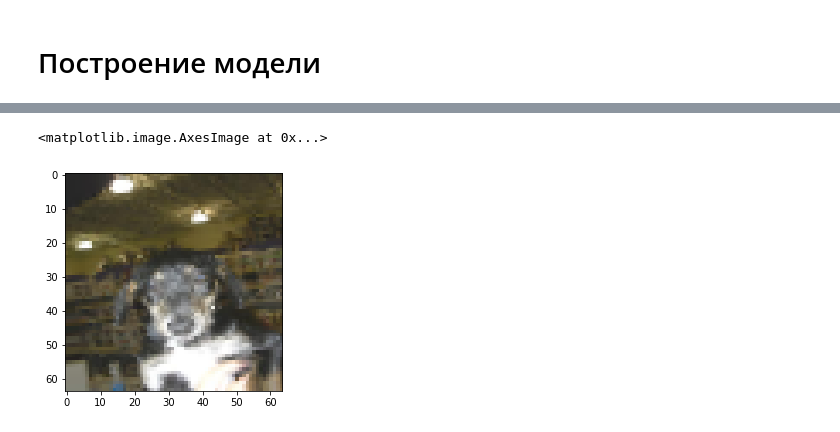
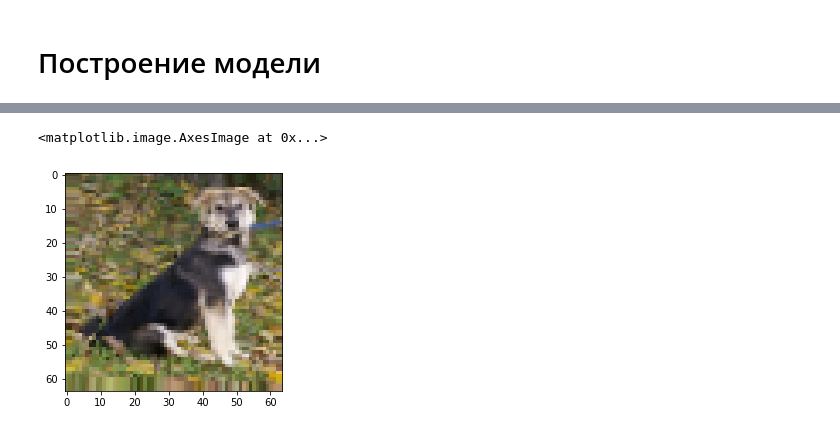
Before and after one commit to Kscien/image-autoencoder, a Jupyter notebook: lab4.ipynb, the cells around one changed output, grey strips where cells are left out. Cells and saved outputs as stored; diff of their text form; code cells hidden in the pictures.

```diff
--- a/lab4.ipynb
+++ b/lab4.ipynb
@@ -30,7 +31,7 @@ train_generator = train_datagen.flow_from_directory(
     directory=src_path_train,
     target_size=(64, 64),
     color_mode="rgb",
-    batch_size=1,
+    batch_size=BATCH_AE,
     subset='training',
     shuffle=True,
     seed=42,
@@ -40,7 +41,7 @@ val_generator = train_datagen.flow_from_directory(
     directory=src_path_train,
     target_size=(64, 64),
     color_mode="rgb",
-    batch_size=1,
+    batch_size=BATCH_AE,
     subset='validation',
     shuffle=False,
     seed=42,
@@ -121,6 +187,8 @@ Epoch 1/10
+# %%
+example = a[0][16,:,:,:]
 # %%
-plt.imshow(a[0][3,:,:,:])
+plt.imshow(example)
 # %% [output]
 <matplotlib.image.AxesImage at 0x...>
-[figure, old version]
+[figure, new version]
 # %%
```
Also changed, not shown: parts of 18 cells of this notebook.
